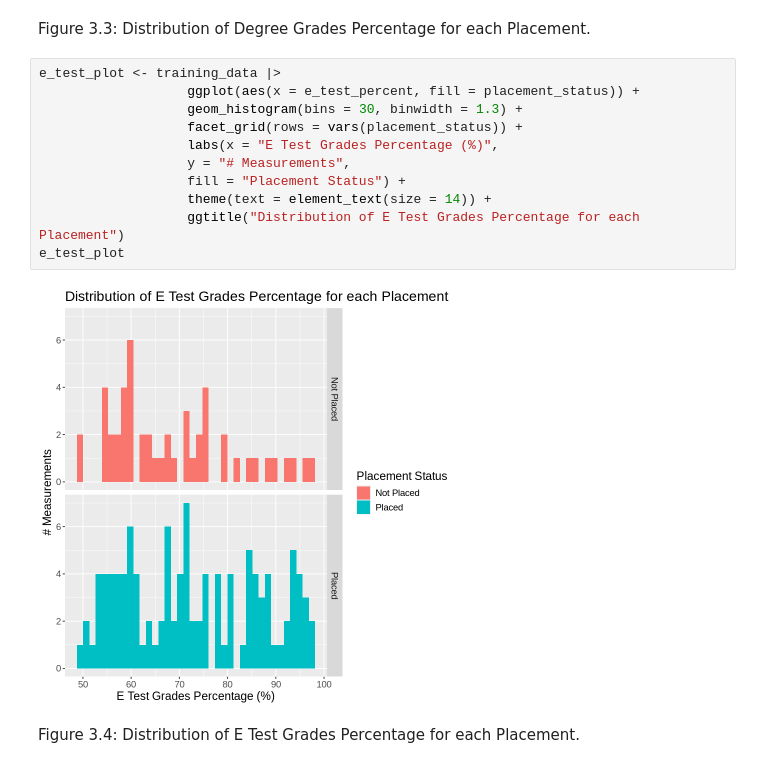
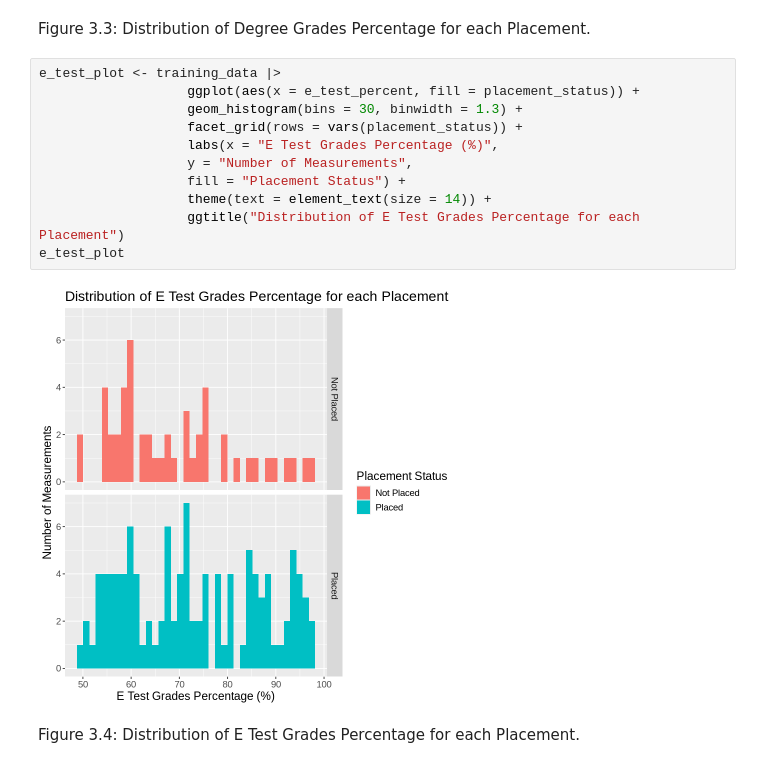
Before and after one commit to Chuewy/DSCI100-27, a Jupyter notebook: Project Report.ipynb, the cells around one changed output. Saved outputs shown, nothing was run; the diff lists cells and outputs as text.

```diff
--- a/Project Report.ipynb
+++ b/Project Report.ipynb
@@ -214,16 +214,16 @@ Figure 3.3: Distribution of Degree Grades Percentage for each Placement.
 # %%
 e_test_plot <- training_data |>
                    ggplot(aes(x = e_test_percent, fill = placement_status)) +
                    geom_histogram(bins = 30, binwidth = 1.3) +
                    facet_grid(rows = vars(placement_status)) +
                    labs(x = "E Test Grades Percentage (%)",
-                   y = "# Measurements",
+                   y = "Number of Measurements",
                    fill = "Placement Status") +
                    theme(text = element_text(size = 14)) +
                    ggtitle("Distribution of E Test Grades Percentage for each Placement")
 e_test_plot
 # %% [output]
-[figure, old version]
+[figure, new version]
 # %% [markdown]
 Figure 3.4: Distribution of E Test Grades Percentage for each Placement.
 # %%
```
Also changed, not shown: parts of 5 cells of this notebook.
